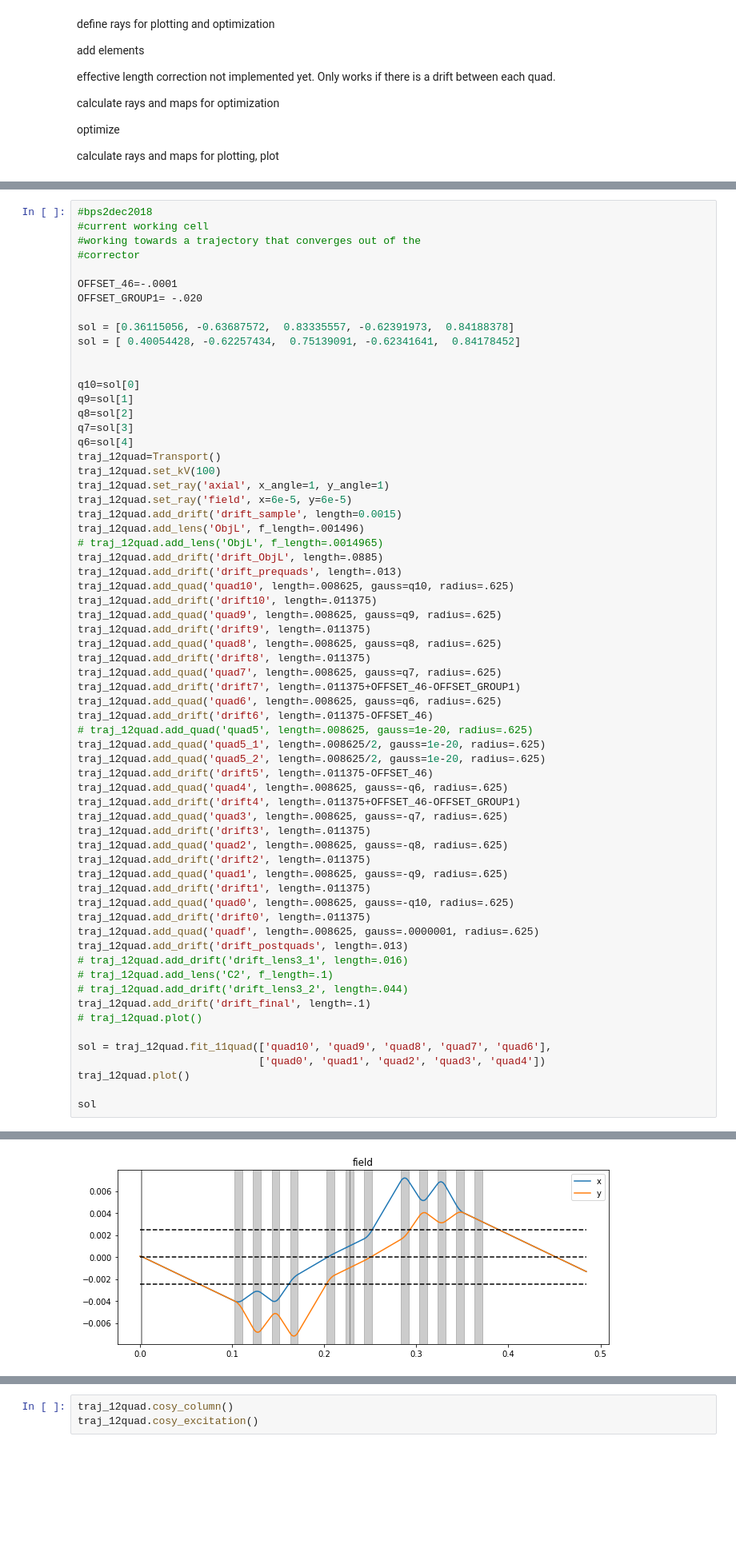
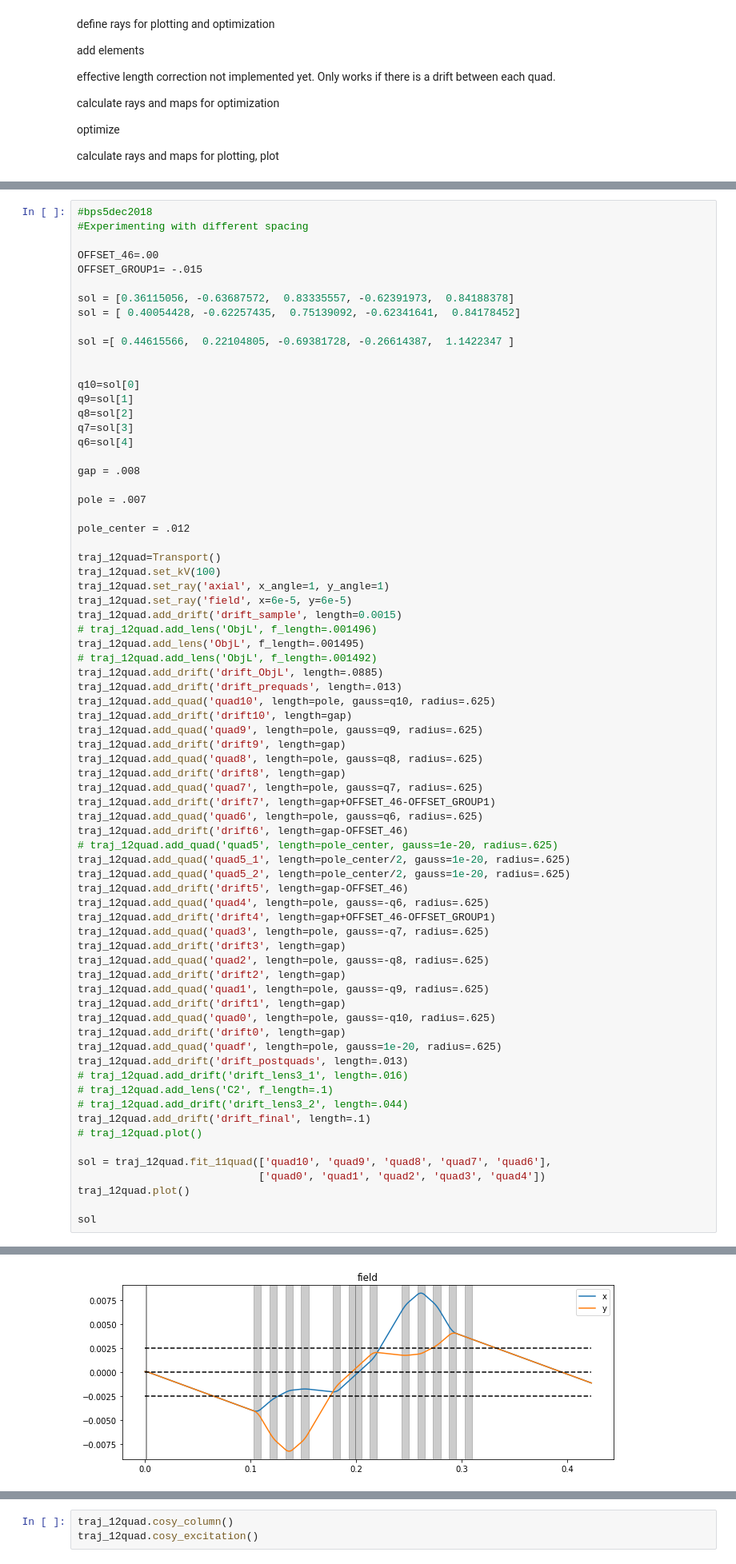
Before and after one commit to bentps/PythonTransport, a Jupyter notebook: PythonTransport.ipynb, the cells around one changed output, grey strips where cells are left out. Shown at 80% size. Cells and saved outputs as stored; diff of their text form; blank space fills up the shorter version.

```diff
--- a/PythonTransport.ipynb
+++ b/PythonTransport.ipynb
@@ -613,16 +645,16 @@ class Transport:
                     f.write(f'{key}(3):={f_length};\n')
         return f.closed
 # %%
-#bps2dec2018
-#current working cell
-#working towards a trajectory that converges out of the
-#corrector
+#bps5dec2018
+#Experimenting with different spacing
 
-OFFSET_46=-.0001
-OFFSET_GROUP1= -.020
+OFFSET_46=.00
+OFFSET_GROUP1= -.015
 
 sol = [0.36115056, -0.63687572,  0.83335557, -0.62391973,  0.84188378]
-sol = [ 0.40054428, -0.62257434,  0.75139091, -0.62341641,  0.84178452]
+sol = [ 0.40054428, -0.62257435,  0.75139092, -0.62341641,  0.84178452]
+
+sol =[ 0.44615566,  0.22104805, -0.69381728, -0.26614387,  1.1422347 ]
 
 
 q10=sol[0]
@@ -630,40 +662,48 @@ q9=sol[1]
 q8=sol[2]
 q7=sol[3]
 q6=sol[4]
+
+gap = .008
+
+pole = .007
+
+pole_center = .012
+
 traj_12quad=Transport()
 traj_12quad.set_kV(100)
 traj_12quad.set_ray('axial', x_angle=1, y_angle=1)
 traj_12quad.set_ray('field', x=6e-5, y=6e-5)
 traj_12quad.add_drift('drift_sample', length=0.0015)
-traj_12quad.add_lens('ObjL', f_length=.001496)
-# traj_12quad.add_lens('ObjL', f_length=.0014965)
+# traj_12quad.add_lens('ObjL', f_length=.001496)
+traj_12quad.add_lens('ObjL', f_length=.001495)
+# traj_12quad.add_lens('ObjL', f_length=.001492)
 traj_12quad.add_drift('drift_ObjL', length=.0885)
 traj_12quad.add_drift('drift_prequads', length=.013)
-traj_12quad.add_quad('quad10', length=.008625, gauss=q10, radius=.625)
-traj_12quad.add_drift('drift10', length=.011375)
-traj_12quad.add_quad('quad9', length=.008625, gauss=q9, radius=.625)
-traj_12quad.add_drift('drift9', length=.011375)
-traj_12quad.add_quad('quad8', length=.008625, gauss=q8, radius=.625)
-traj_12quad.add_drift('drift8', length=.011375)
-traj_12quad.add_quad('quad7', length=.008625, gauss=q7, radius=.625)
-traj_12quad.add_drift('drift7', length=.011375+OFFSET_46-OFFSET_GROUP1)
-traj_12quad.add_quad('quad6', length=.008625, gauss=q6, radius=.625)
-traj_12quad.add_drift('drift6', length=.011375-OFFSET_46)
-# traj_12quad.add_quad('quad5', length=.008625, gauss=1e-20, radius=.625)
-traj_12quad.add_quad('quad5_1', length=.008625/2, gauss=1e-20, radius=.625)
-traj_12quad.add_quad('quad5_2', length=.008625/2, gauss=1e-20, radius=.625)
-traj_12quad.add_drift('drift5', length=.011375-OFFSET_46)
-traj_12quad.add_quad('quad4', length=.008625, gauss=-q6, radius=.625)
-traj_12quad.add_drift('drift4', length=.011375+OFFSET_46-OFFSET_GROUP1)
-traj_12quad.add_quad('quad3', length=.008625, gauss=-q7, radius=.625)
-traj_12quad.add_drift('drift3', length=.011375)
-traj_12quad.add_quad('quad2', length=.008625, gauss=-q8, radius=.625)
-traj_12quad.add_drift('drift2', length=.011375)
-traj_12quad.add_quad('quad1', length=.008625, gauss=-q9, radius=.625)
-traj_12quad.add_drift('drift1', length=.011375)
-traj_12quad.add_quad('quad0', length=.008625, gauss=-q10, radius=.625)
-traj_12quad.add_drift('drift0', length=.011375)
-traj_12quad.add_quad('quadf', length=.008625, gauss=.0000001, radius=.625)
+traj_12quad.add_quad('quad10', length=pole, gauss=q10, radius=.625)
+traj_12quad.add_drift('drift10', length=gap)
+traj_12quad.add_quad('quad9', length=pole, gauss=q9, radius=.625)
+traj_12quad.add_drift('drift9', length=gap)
+traj_12quad.add_quad('quad8', length=pole, gauss=q8, radius=.625)
+traj_12quad.add_drift('drift8', length=gap)
+traj_12quad.add_quad('quad7', length=pole, gauss=q7, radius=.625)
+traj_12quad.add_drift('drift7', length=gap+OFFSET_46-OFFSET_GROUP1)
+traj_12quad.add_quad('quad6', length=pole, gauss=q6, radius=.625)
+traj_12quad.add_drift('drift6', length=gap-OFFSET_46)
+# traj_12quad.add_quad('quad5', length=pole_center, gauss=1e-20, radius=.625)
+traj_12quad.add_quad('quad5_1', length=pole_center/2, gauss=1e-20, radius=.625)
+traj_12quad.add_quad('quad5_2', length=pole_center/2, gauss=1e-20, radius=.625)
+traj_12quad.add_drift('drift5', length=gap-OFFSET_46)
+traj_12quad.add_quad('quad4', length=pole, gauss=-q6, radius=.625)
+traj_12quad.add_drift('drift4', length=gap+OFFSET_46-OFFSET_GROUP1)
+traj_12quad.add_quad('quad3', length=pole, gauss=-q7, radius=.625)
+traj_12quad.add_drift('drift3', length=gap)
+traj_12quad.add_quad('quad2', length=pole, gauss=-q8, radius=.625)
+traj_12quad.add_drift('drift2', length=gap)
+traj_12quad.add_quad('quad1', length=pole, gauss=-q9, radius=.625)
+traj_12quad.add_drift('drift1', length=gap)
+traj_12quad.add_quad('quad0', length=pole, gauss=-q10, radius=.625)
+traj_12quad.add_drift('drift0', length=gap)
+traj_12quad.add_quad('quadf', length=pole, gauss=1e-20, radius=.625)
 traj_12quad.add_drift('drift_postquads', length=.013)
 # traj_12quad.add_drift('drift_lens3_1', length=.016)
 # traj_12quad.add_lens('C2', f_length=.1)
@@ -682,2 +722,2 @@ array([ 0.40054428, -0.62257434,  0.75139091, -0.62341641,  0.84178452])
-[figure, old version]
+[figure, new version]
 # %%
```
Also changed, not shown: parts of 4 cells of this notebook.
